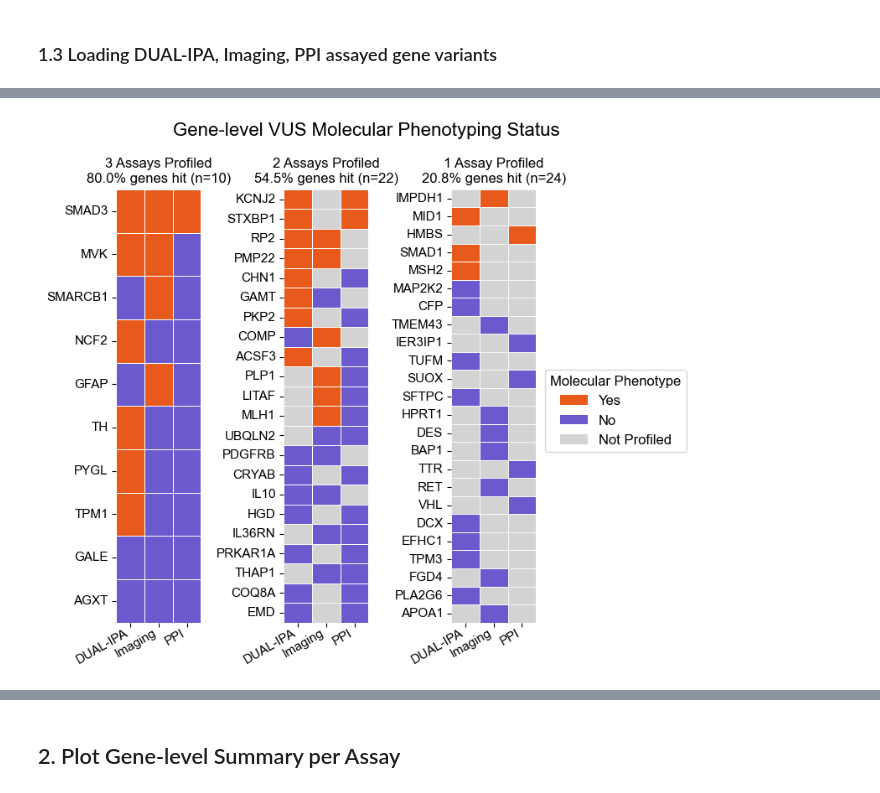
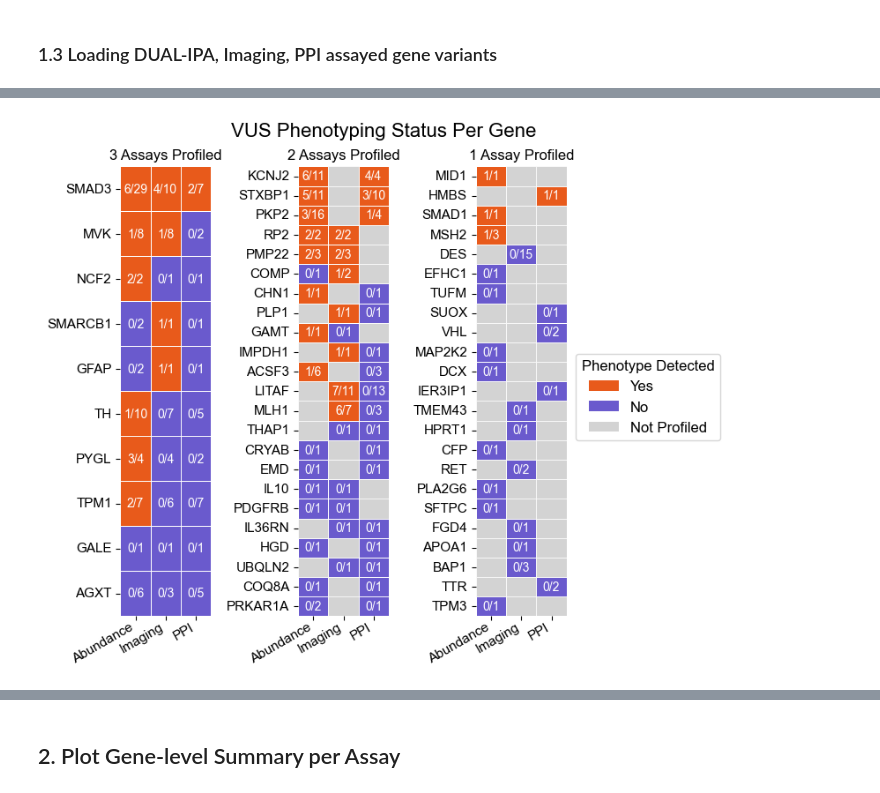
Before and after one commit to broadinstitute/2025_laval_submitted, a Jupyter notebook: 3_integrated_assay_results/2_analysis/0_all_assays_summary.ipynb, the cells around one changed output, grey strips where cells are left out. Saved outputs shown, nothing was run; the diff lists cells and outputs as text; code cells hidden in the pictures.

```diff
--- a/3_integrated_assay_results/2_analysis/0_all_assays_summary.ipynb
+++ b/3_integrated_assay_results/2_analysis/0_all_assays_summary.ipynb
@@ -325,14 +379,57 @@ vus_hit_assay = vus_hit_assay.loc[vus_hit_assay_sum.sum(axis=1).sort_values(asce
 # %%
+vus_hit_assay = vus_gene_summary.select(
+    pl.col('symbol', "hit_rate_DUAL-IPA_perc","hit_rate_Imaging_perc","hit_rate_PPI_perc")
+).rename(
+    {
+        "hit_rate_DUAL-IPA_perc": "Abundance",
+        "hit_rate_Imaging_perc": "Imaging",
+        "hit_rate_PPI_perc": "PPI"
+    }
+).to_pandas().set_index("symbol")
+
+vus_hit_assay_sum = vus_hit_assay.apply(lambda x: np.where(x.isna(), np.nan, x > 0))
+vus_hit_assay = vus_hit_assay.loc[vus_hit_assay_sum.sum(axis=1).sort_values(ascending=False).index,:]
+
 # Create binary mask: True if > 0, False if == 0, NaN stays NaN
 binary_df = vus_hit_assay.apply(lambda x: np.where(x.isna(), np.nan, x > 0))
-
 # Count NaNs per row
 nan_counts = binary_df.isna().sum(axis=1)
-
 # Split into three groups
 df_0nan = binary_df[nan_counts == 0]  # All assays profiled
 df_1nan = binary_df[nan_counts == 1]  # Two assays profiled
 df_2nan = binary_df[nan_counts == 2]  # One assay profiled
+
+total_df = vus_gene_summary.select(
+    pl.col('symbol', "tested_DUAL-IPA","tested_Imaging","tested_PPI")
+).rename(
+    {
+        "tested_DUAL-IPA": "Abundance",
+        "tested_Imaging": "Imaging",
+        "tested_PPI": "PPI"
+    }
+).to_pandas().set_index("symbol")
+
+hits_df = vus_gene_summary.select(
+    pl.col('symbol', "hit_DUAL-IPA","hit_Imaging","hit_PPI")
+).rename(
+    {
+        "hit_DUAL-IPA": "Abundance",
+        "hit_Imaging": "Imaging",
+        "hit_PPI": "PPI"
+    }
+).to_pandas().set_index("symbol")
+
+# Build string annotation matrix
+annot_df = hits_df.astype(int).astype(str) + "/" + total_df.astype(int).astype(str)
+annot_df = annot_df.loc[binary_df.index, binary_df.columns]
+annot_df = annot_df.where(~vus_hit_assay.isna(), "")  # blank for NaN cells
+
+# Split annotation matrix same way as data
+nan_counts = binary_df.isna().sum(axis=1)
+annot_0nan = annot_df[nan_counts == 0]
+annot_1nan = annot_df[nan_counts == 1]
+annot_2nan = annot_df[nan_counts == 2]
+annots = [annot_0nan, annot_1nan, annot_2nan]
 
 # Warm/cool palette: cool mint for False, warm orange for True
 cmap = ListedColormap(['slateblue', '#E85A1B'])
@@ -342,12 +439,11 @@ fig, axes = plt.subplots(1, 3, figsize=(8, max(len(df_0nan), len(df_1nan), len(d
 dfs = [df_0nan, df_1nan, df_2nan]
 titles = ['3 Assays Profiled', '2 Assays Profiled', '1 Assay Profiled']
 
-for ax, sub_df, title_base in zip(axes, dfs, titles):
+for ax, sub_df, annot_sub, title_base in zip(axes, dfs, annots, titles):
     if len(sub_df) == 0:
         ax.set_visible(False)
         continue
 
-    # Calculate hit rate: gene is hit if max value in row > 0
     hit_rate = (sub_df.max(axis=1) > 0).mean() * 100
 
     sns.heatmap(
@@ -358,37 +454,47 @@ for ax, sub_df, title_base in zip(axes, dfs, titles):
         linewidths=0.5,
         linecolor='white',
         cbar=False,
         ax=ax,
         mask=sub_df.isna(),
+        annot=annot_sub,
+        fmt="s",  # string format
+        annot_kws={"fontsize": 10, "font": "arial"}
     )
 
     # Fill NaN cells with grey
     for i in range(sub_df.shape[0]):
         for j in range(sub_df.shape[1]):
             if pd.isna(sub_df.iloc[i, j]):
                 ax.add_patch(plt.Rectangle((j, i), 1, 1, fill=True, color='#D3D3D3', ec='white', lw=0.5))
 
-    ax.set_title(f'{title_base}\n{hit_rate:.1f}% genes hit (n={len(sub_df)})')
+    ax.set_title(f'{title_base}') ## \n{hit_rate:.1f}% genes hit (n={len(sub_df)})
     ax.set_xlabel('')
     ax.set_ylabel('')
     ax.set_xticklabels(ax.get_xticklabels(), rotation=30, ha="right")
     ax.tick_params(axis='x', pad=0)
 
 axes[0].set_yticklabels(axes[0].get_yticklabels(), rotation=0)
 # Shared legend on rightmost axis
 legend_elements = [
     Patch(facecolor='#E85A1B', label='Yes'),
     Patch(facecolor='slateblue', label='No'),
     Patch(facecolor='#D3D3D3', label='Not Profiled'),
 ]
-axes[-1].legend(handles=legend_elements, loc='upper left', title="Molecular Phenotype", bbox_to_anchor=(1.02, .6))
+axes[-1].legend(handles=legend_elements, loc='upper left', title="Phenotype Detected", bbox_to_anchor=(1.02, .6))
 
-plt.suptitle("Gene-level VUS Molecular Phenotyping Status", fontsize=16)
+plt.suptitle("VUS Phenotyping Status Per Gene", fontsize=16, y=.96)
 plt.subplots_adjust(wspace=2)
 plt.tight_layout()
+fig.savefig(
+    "../4_manuscript_figures/VUS_phenotype.svg",
+    format='svg',
+    dpi=300,
+    bbox_inches='tight',
+    transparent=True
+)
 plt.show()
 # %% [output]
-[figure, old version]
+[figure, new version]
 # %%
 # Count NaNs per row
 nan_counts = vus_hit_assay.isna().sum(axis=1)
```
Also changed, not shown: parts of 18 cells of this notebook, 9 other files.
